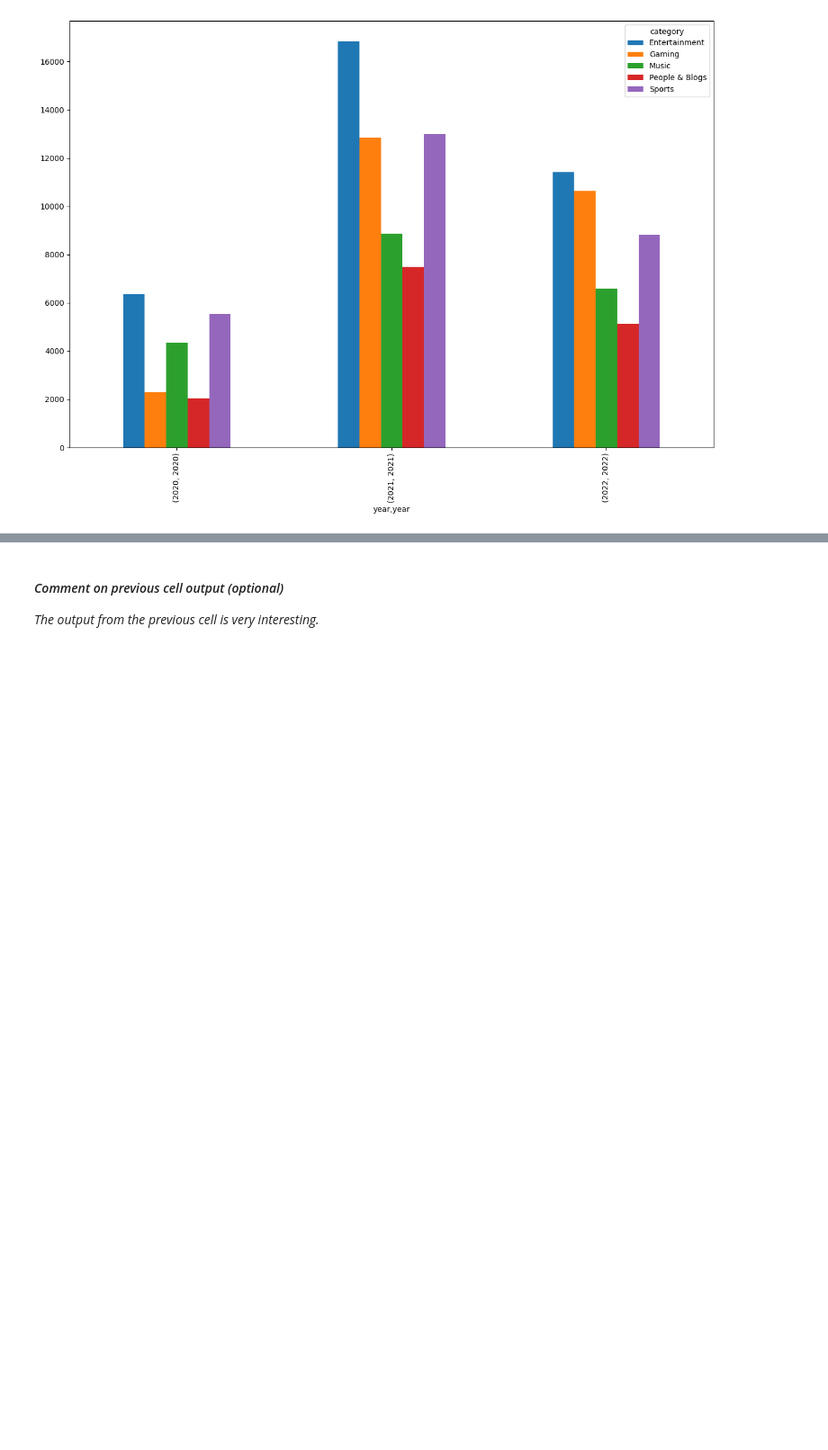
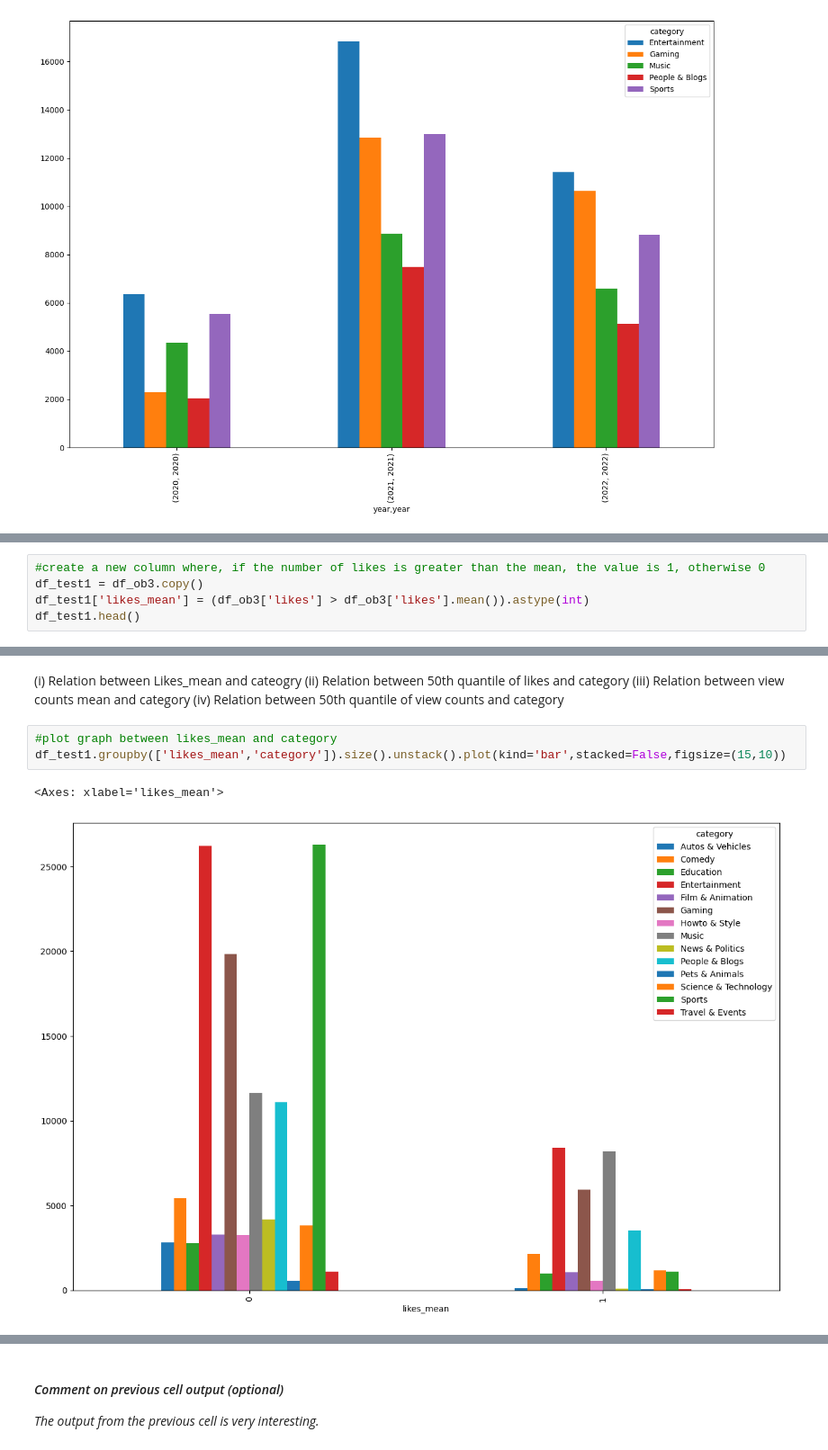
Before and after one commit to assh/DataScienceCoursework3, a Jupyter notebook: A3_Data_Analysis_Project.ipynb, the cells around one changed output, grey strips where cells are left out. Shown: that part at 90% size. Drawn from its saved outputs; the diff is of its cells as text; blank space fills up the shorter version.

```diff
--- a/A3_Data_Analysis_Project.ipynb
+++ b/A3_Data_Analysis_Project.ipynb
@@ -380,0 +543,5 @@ df.groupby(['year','category']).size().groupby(level=0).nlargest(5).unstack().pl
+# %%
+#create a new column where, if the number of likes is greater than the mean, the value is 1, otherwise 0
+df_test1 = df_ob3.copy()
+df_test1['likes_mean'] = (df_ob3['likes'] > df_ob3['likes'].mean()).astype(int)
+df_test1.head()
@@ -380,0 +555,11 @@ df.groupby(['year','category']).size().groupby(level=0).nlargest(5).unstack().pl
+# %% [markdown]
+(i) Relation between Likes_mean and cateogry
+(ii) Relation between 50th quantile of likes and category
+(iii) Relation between view counts mean and category
+(iv) Relation between 50th quantile of view counts and category
+# %%
+#plot graph between likes_mean and category
+df_test1.groupby(['likes_mean','category']).size().unstack().plot(kind='bar',stacked=False,figsize=(15,10))
+# %% [output]
+<Axes: xlabel='likes_mean'>
+[figure, added]
```
Also changed, not shown: parts of 37 cells of this notebook.
